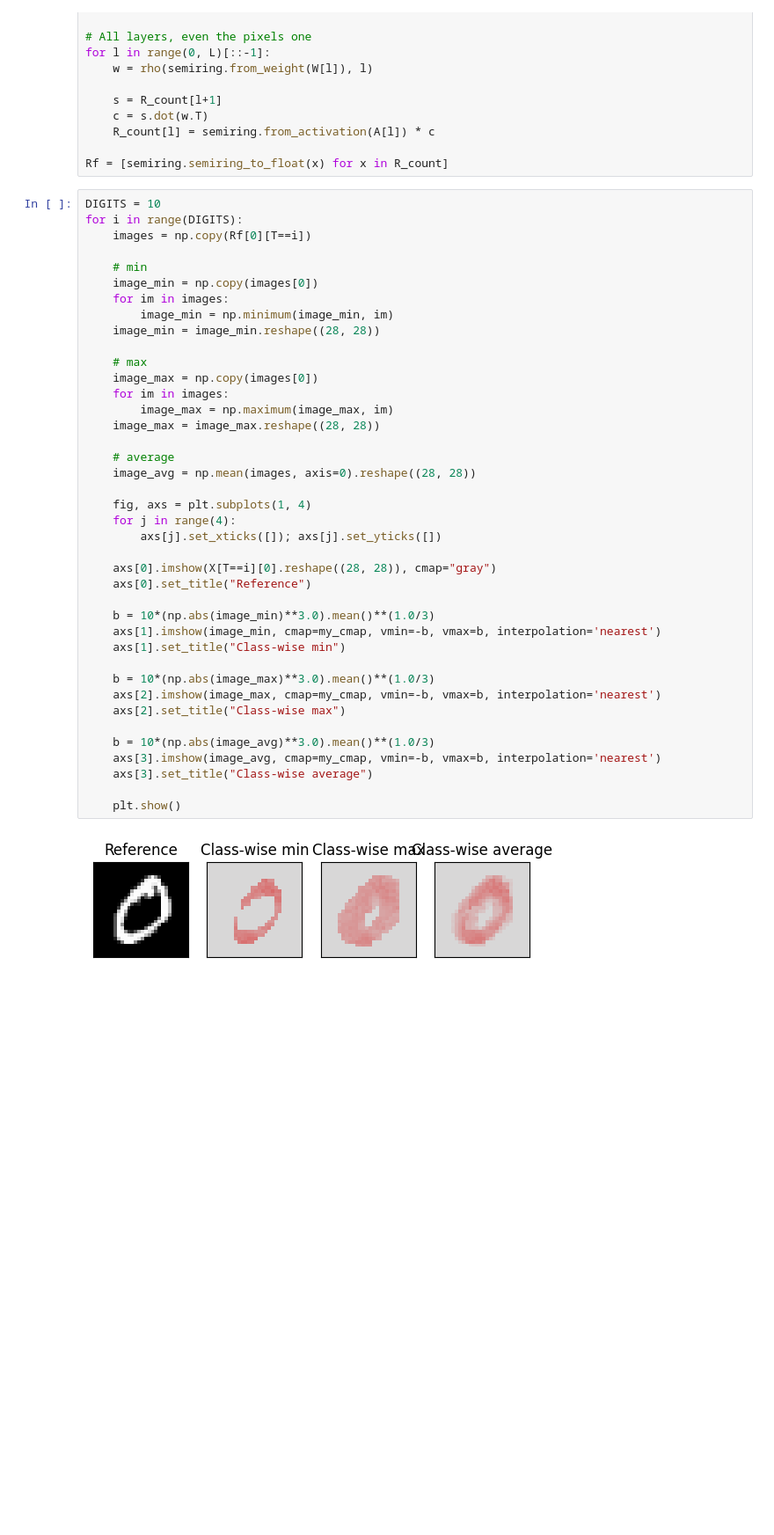
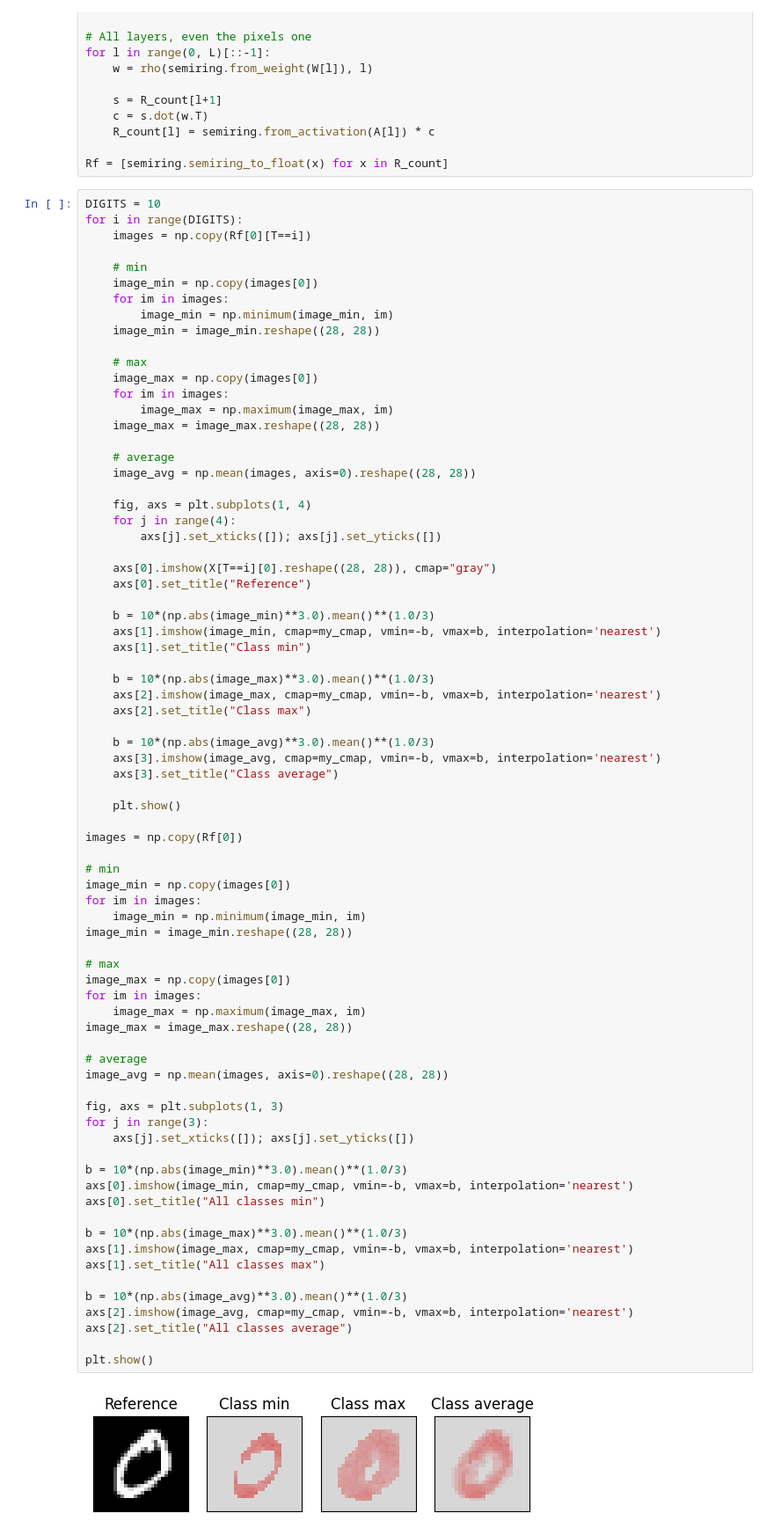
Before and after one commit to Red-Rapious/Semiring-LRP, a Jupyter notebook: code/mnist-abstract-semiring.ipynb, the cells around one changed output. Shown at 88% size. Drawn from its saved outputs; the diff is of its cells as text; blank space fills up the shorter version.

```diff
--- a/code/mnist-abstract-semiring.ipynb
+++ b/code/mnist-abstract-semiring.ipynb
@@ -597,34 +625,69 @@ for i in range(DIGITS):
         image_min = np.minimum(image_min, im)
     image_min = image_min.reshape((28, 28))
 
     # max
     image_max = np.copy(images[0])
     for im in images:
         image_max = np.maximum(image_max, im)
     image_max = image_max.reshape((28, 28))
 
     # average
     image_avg = np.mean(images, axis=0).reshape((28, 28))
 
     fig, axs = plt.subplots(1, 4)
     for j in range(4):
         axs[j].set_xticks([]); axs[j].set_yticks([])
 
     axs[0].imshow(X[T==i][0].reshape((28, 28)), cmap="gray")
     axs[0].set_title("Reference")
 
     b = 10*(np.abs(image_min)**3.0).mean()**(1.0/3)
     axs[1].imshow(image_min, cmap=my_cmap, vmin=-b, vmax=b, interpolation='nearest')
-    axs[1].set_title("Class-wise min")
+    axs[1].set_title("Class min")
 
     b = 10*(np.abs(image_max)**3.0).mean()**(1.0/3)
     axs[2].imshow(image_max, cmap=my_cmap, vmin=-b, vmax=b, interpolation='nearest')
-    axs[2].set_title("Class-wise max")
+    axs[2].set_title("Class max")
 
     b = 10*(np.abs(image_avg)**3.0).mean()**(1.0/3)
     axs[3].imshow(image_avg, cmap=my_cmap, vmin=-b, vmax=b, interpolation='nearest')
-    axs[3].set_title("Class-wise average")
+    axs[3].set_title("Class average")
 
     plt.show()
+
+images = np.copy(Rf[0])
+
+# min
+image_min = np.copy(images[0])
+for im in images:
+    image_min = np.minimum(image_min, im)
+image_min = image_min.reshape((28, 28))
+
+# max
+image_max = np.copy(images[0])
+for im in images:
+    image_max = np.maximum(image_max, im)
+image_max = image_max.reshape((28, 28))
+
+# average
+image_avg = np.mean(images, axis=0).reshape((28, 28))
+
+fig, axs = plt.subplots(1, 3)
+for j in range(3):
+    axs[j].set_xticks([]); axs[j].set_yticks([])
+
+b = 10*(np.abs(image_min)**3.0).mean()**(1.0/3)
+axs[0].imshow(image_min, cmap=my_cmap, vmin=-b, vmax=b, interpolation='nearest')
+axs[0].set_title("All classes min")
+
+b = 10*(np.abs(image_max)**3.0).mean()**(1.0/3)
+axs[1].imshow(image_max, cmap=my_cmap, vmin=-b, vmax=b, interpolation='nearest')
+axs[1].set_title("All classes max")
+
+b = 10*(np.abs(image_avg)**3.0).mean()**(1.0/3)
+axs[2].imshow(image_avg, cmap=my_cmap, vmin=-b, vmax=b, interpolation='nearest')
+axs[2].set_title("All classes average")
+
+plt.show()
 # %% [output]
-[figure, old version]
+[figure, new version]
```
Also changed, not shown: parts of 2 cells of this notebook.
